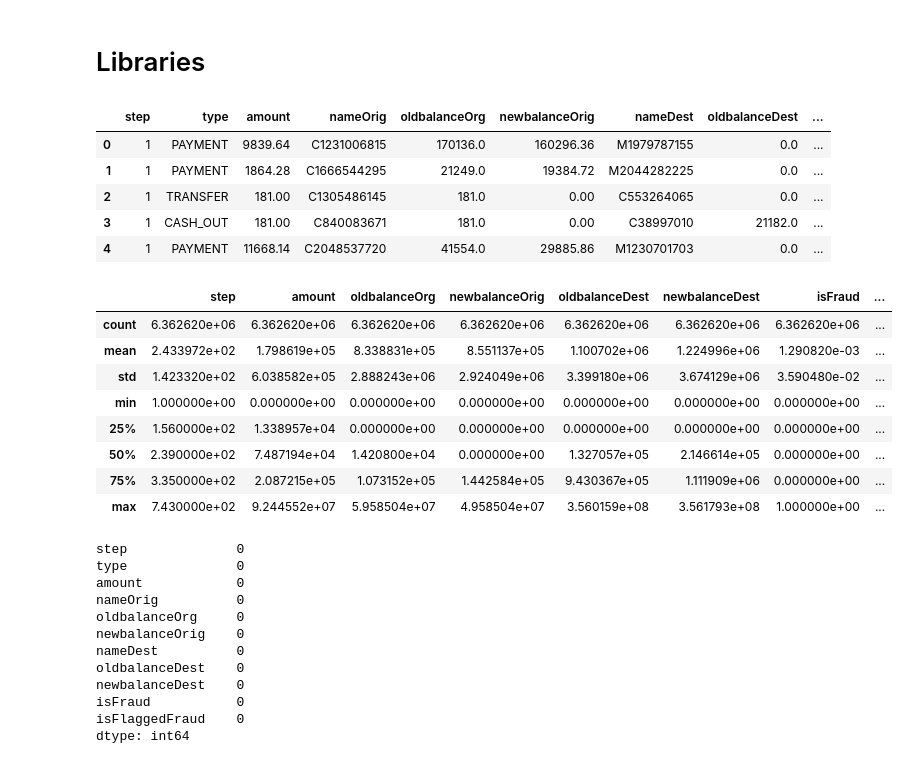
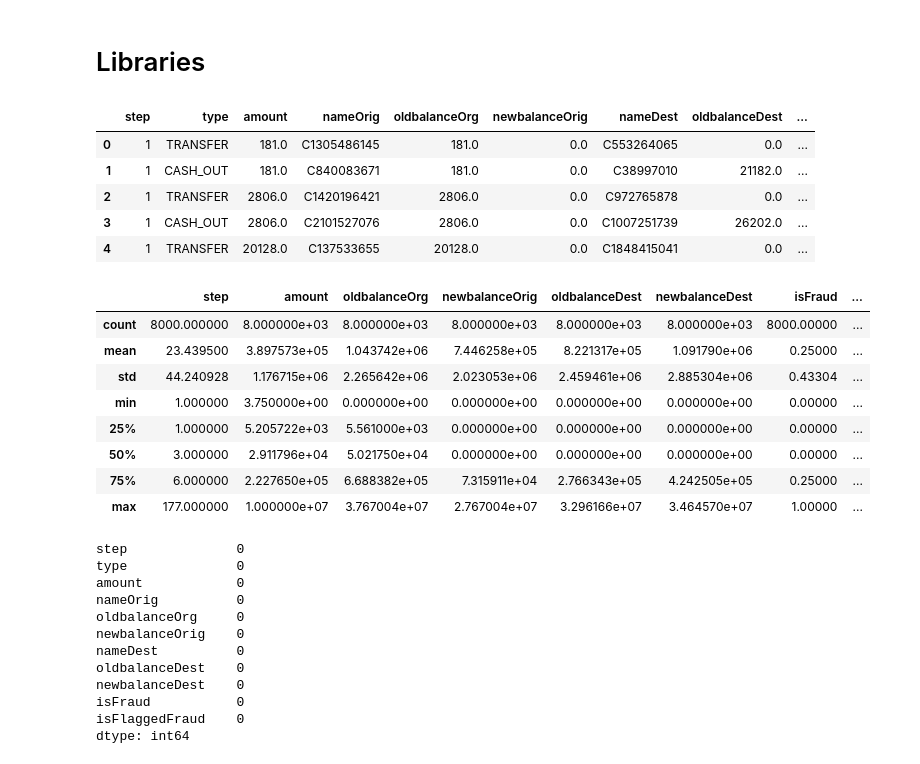
Before and after one commit to Dharil33/Rajasthan_hackathon, a Jupyter notebook: EDA.ipynb, the cells around one changed output. Drawn from its saved outputs; the diff is of its cells as text; code cells hidden in the pictures.

```diff
--- a/EDA.ipynb
+++ b/EDA.ipynb
@@ -7,28 +7,28 @@ import seaborn as sns
 from imblearn.under_sampling import RandomUnderSampler
 from sklearn.preprocessing import LabelEncoder, StandardScaler
 # %%
-df = pd.read_csv("D:\STUDY\Hackathon\PROJECT\PS_20174392719_1491204439457_log.csv")
+df = pd.read_csv("D:\STUDY\Hackathon\PROJECT\LessDataset_new.csv")
 
 df.head()
 # %% [output]
 |  | step | type | amount | nameOrig | oldbalanceOrg | newbalanceOrig | nameDest | oldbalanceDest | ... |
-| 0 | 1 | PAYMENT | 9839.64 | C1231006815 | 170136.0 | 160296.36 | M1979787155 | 0.0 | ... |
-| 1 | 1 | PAYMENT | 1864.28 | C1666544295 | 21249.0 | 19384.72 | M2044282225 | 0.0 | ... |
-| 2 | 1 | TRANSFER | 181.00 | C1305486145 | 181.0 | 0.00 | C553264065 | 0.0 | ... |
-| 3 | 1 | CASH_OUT | 181.00 | C840083671 | 181.0 | 0.00 | C38997010 | 21182.0 | ... |
-| 4 | 1 | PAYMENT | 11668.14 | C2048537720 | 41554.0 | 29885.86 | M1230701703 | 0.0 | ... |
+| 0 | 1 | TRANSFER | 181.0 | C1305486145 | 181.0 | 0.0 | C553264065 | 0.0 | ... |
+| 1 | 1 | CASH_OUT | 181.0 | C840083671 | 181.0 | 0.0 | C38997010 | 21182.0 | ... |
+| 2 | 1 | TRANSFER | 2806.0 | C1420196421 | 2806.0 | 0.0 | C972765878 | 0.0 | ... |
+| 3 | 1 | CASH_OUT | 2806.0 | C2101527076 | 2806.0 | 0.0 | C1007251739 | 26202.0 | ... |
+| 4 | 1 | TRANSFER | 20128.0 | C137533655 | 20128.0 | 0.0 | C1848415041 | 0.0 | ... |
 # %%
 df.describe()
 # %% [output]
 |  | step | amount | oldbalanceOrg | newbalanceOrig | oldbalanceDest | newbalanceDest | isFraud | ... |
-| count | 6.362620e+06 | 6.362620e+06 | 6.362620e+06 | 6.362620e+06 | 6.362620e+06 | 6.362620e+06 | 6.362620e+06 | ... |
-| mean | 2.433972e+02 | 1.798619e+05 | 8.338831e+05 | 8.551137e+05 | 1.100702e+06 | 1.224996e+06 | 1.290820e-03 | ... |
-| std | 1.423320e+02 | 6.038582e+05 | 2.888243e+06 | 2.924049e+06 | 3.399180e+06 | 3.674129e+06 | 3.590480e-02 | ... |
-| min | 1.000000e+00 | 0.000000e+00 | 0.000000e+00 | 0.000000e+00 | 0.000000e+00 | 0.000000e+00 | 0.000000e+00 | ... |
-| 25% | 1.560000e+02 | 1.338957e+04 | 0.000000e+00 | 0.000000e+00 | 0.000000e+00 | 0.000000e+00 | 0.000000e+00 | ... |
-| 50% | 2.390000e+02 | 7.487194e+04 | 1.420800e+04 | 0.000000e+00 | 1.327057e+05 | 2.146614e+05 | 0.000000e+00 | ... |
-| 75% | 3.350000e+02 | 2.087215e+05 | 1.073152e+05 | 1.442584e+05 | 9.430367e+05 | 1.111909e+06 | 0.000000e+00 | ... |
-| max | 7.430000e+02 | 9.244552e+07 | 5.958504e+07 | 4.958504e+07 | 3.560159e+08 | 3.561793e+08 | 1.000000e+00 | ... |
+| count | 8000.000000 | 8.000000e+03 | 8.000000e+03 | 8.000000e+03 | 8.000000e+03 | 8.000000e+03 | 8000.00000 | ... |
+| mean | 23.439500 | 3.897573e+05 | 1.043742e+06 | 7.446258e+05 | 8.221317e+05 | 1.091790e+06 | 0.25000 | ... |
+| std | 44.240928 | 1.176715e+06 | 2.265642e+06 | 2.023053e+06 | 2.459461e+06 | 2.885304e+06 | 0.43304 | ... |
+| min | 1.000000 | 3.750000e+00 | 0.000000e+00 | 0.000000e+00 | 0.000000e+00 | 0.000000e+00 | 0.00000 | ... |
+| 25% | 1.000000 | 5.205722e+03 | 5.561000e+03 | 0.000000e+00 | 0.000000e+00 | 0.000000e+00 | 0.00000 | ... |
+| 50% | 3.000000 | 2.911796e+04 | 5.021750e+04 | 0.000000e+00 | 0.000000e+00 | 0.000000e+00 | 0.00000 | ... |
+| 75% | 6.000000 | 2.227650e+05 | 6.688382e+05 | 7.315911e+04 | 2.766343e+05 | 4.242505e+05 | 0.25000 | ... |
+| max | 177.000000 | 1.000000e+07 | 3.767004e+07 | 2.767004e+07 | 3.296166e+07 | 3.464570e+07 | 1.00000 | ... |
 # %%
 df.isnull().sum()
 # %% [output]
```
Also changed, not shown: parts of 6 cells of this notebook, 4 other files.
